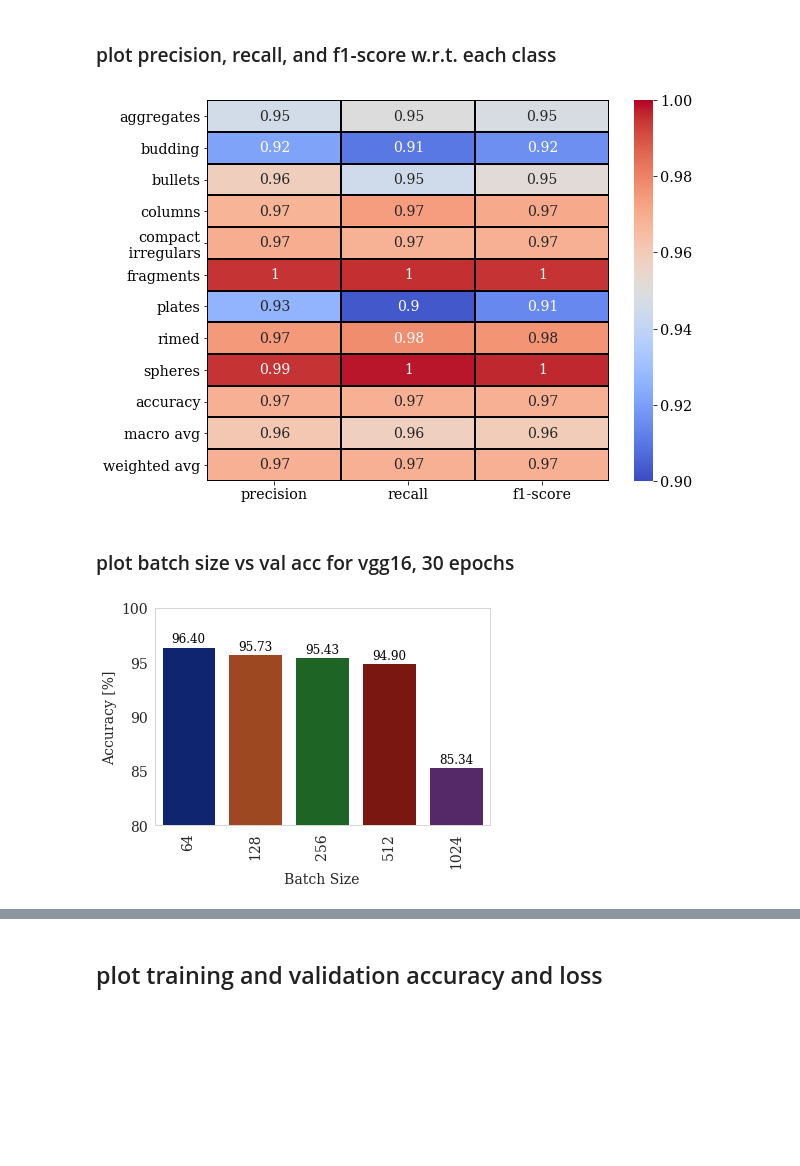
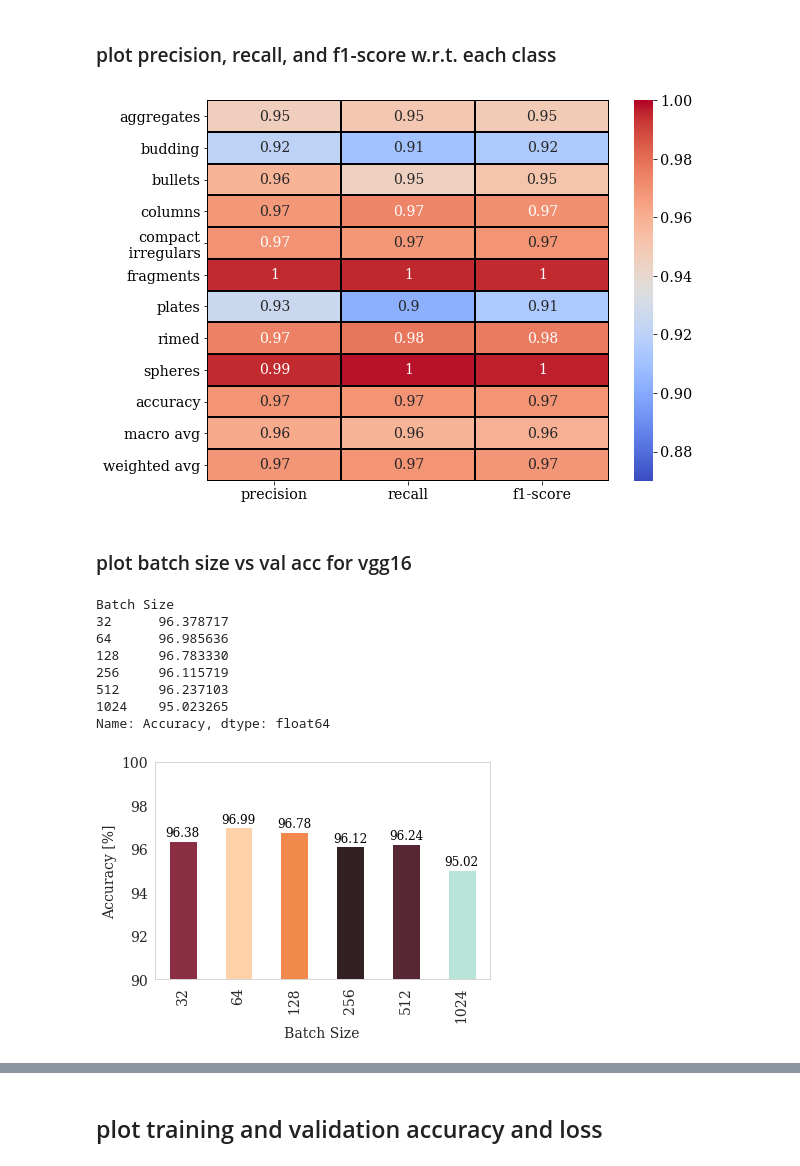
Before and after one commit to vprzybylo/cocpit, a Jupyter notebook: notebooks/make_plots.ipynb, the cells around one changed output, grey strips where cells are left out. Saved outputs shown, nothing was run; the diff lists cells and outputs as text; code cells hidden in the pictures; blank space fills up the shorter version.

```diff
--- a/notebooks/make_plots.ipynb
+++ b/notebooks/make_plots.ipynb
@@ -1,25 +1,31 @@
 # %%
 import sys
-sys.path.insert(0,'..')
-import cocpit.plot as plot
-import cocpit
+# need to add cocpit dir to path - can't relative import with sister directory
+sys.path.insert(0, "..")
+import itertools
+from collections import OrderedDict
 
+import matplotlib.pyplot as plt
 import numpy as np
 import pandas as pd
-import itertools
-from collections import OrderedDict
+import seaborn as sns
 import torch
-import seaborn as sns
-import matplotlib.pyplot as plt
 from sklearn.metrics import confusion_matrix
+import matplotlib.cm as cm
+from matplotlib.colors import Normalize
+import cocpit
+import cocpit.plot as plot
+sns.set_style("whitegrid")
 %load_ext autoreload
 %autoreload 2
 # %%
-plt_params = {'axes.labelsize': 'xx-large',
-         'axes.titlesize':'xx-large',
-         'xtick.labelsize':'x-large',
-         'ytick.labelsize':'x-large',
-         'legend.title_fontsize': 12}
+plt_params = {
+    "axes.labelsize": "xx-large",
+    "axes.titlesize": "xx-large",
+    "xtick.labelsize": "xx-large",
+    "ytick.labelsize": "xx-large",
+    "legend.title_fontsize": 12,
+}
 plt.rcParams["font.family"] = "serif"
 plt.rcParams.update(plt_params)
 # %% [markdown]
@@ -123,19 +221,31 @@ cocpit.classification_metrics.plot_model_metric_folds(metric_filename, convert_n
 # %% [markdown]
 ### plot precision, recall, and f1-score w.r.t. each class
 # %%
-'''
+"""
 classification report for best overall performing model (vgg16) w.r.t class
-'''
-save_name='/data/data/plots/clf_report_classes_vgg16_all_folds.pdf'
-clf_report = cocpit.classification_metrics.metrics_report(all_labels, all_preds, class_names)
-cocpit.classification_metrics.plot_classification_report_classes(clf_report, save_name, save_fig=True)
+"""
+save_name = "/data/data/plots/clf_report_classes_vgg16_all_folds.pdf"
+clf_report = cocpit.classification_metrics.metrics_report(
+    all_labels, all_preds, class_names
+)
+cocpit.classification_metrics.plot_classification_report_classes(
+    clf_report, save_name, save_fig=True
+)
 # %% [output]
-[figure, old version]
+[figure, new version]
 # %% [markdown]
-### plot batch size vs val acc for vgg16, 30 epochs
+### plot batch size vs val acc for vgg16
 # %%
-val_csv = '/data/data/saved_accuracies/no_mask/save_val_acc_loss_batchsize_compare_vgg16_k0_10classes.csv'
-save_name = '/data/data/plots/batch_size_vs_val_acc.pdf'
-plot.plot_batch_size_accuracy(val_csv, save_name, save_fig=False)
+val_csv = "/data/data/saved_accuracies/no_mask/save_val_acc_loss_batchsize_comparew16_32_e20_bs32_k0_1models_no_blank.csv"
+save_name = "/data/data/plots/batch_size_vs_val_acc.pdf"
+plot.plot_batch_size_accuracy_bar(val_csv, save_name, save_fig=True)
 # %% [output]
+Batch Size
+32      96.378717
+64      96.985636
+128     96.783330
+256     96.115719
+512     96.237103
+1024    95.023265
+Name: Accuracy, dtype: float64
-[figure, old version]
+[figure, new version]
```
Also changed, not shown: parts of 20 cells of this notebook, 50 other files.
